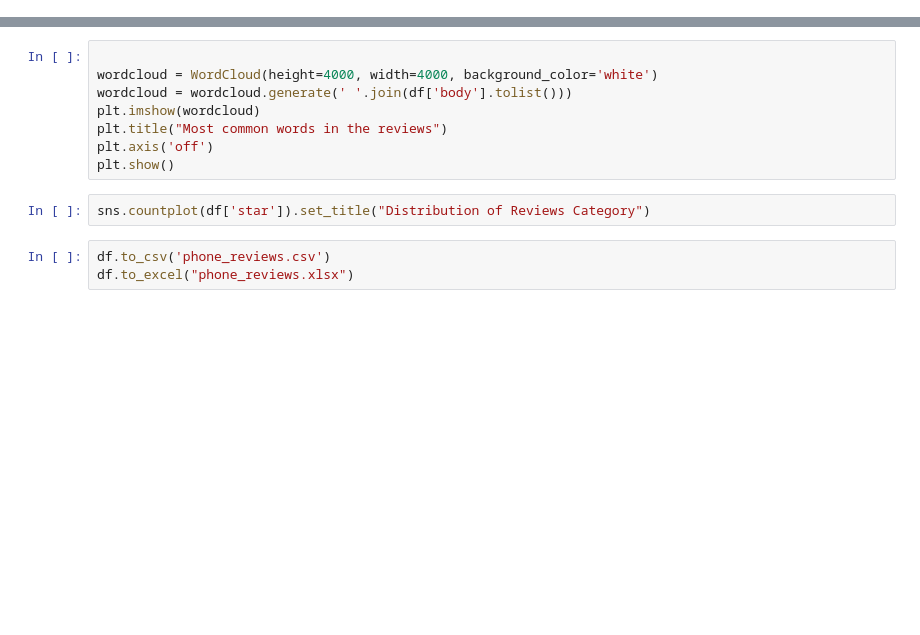
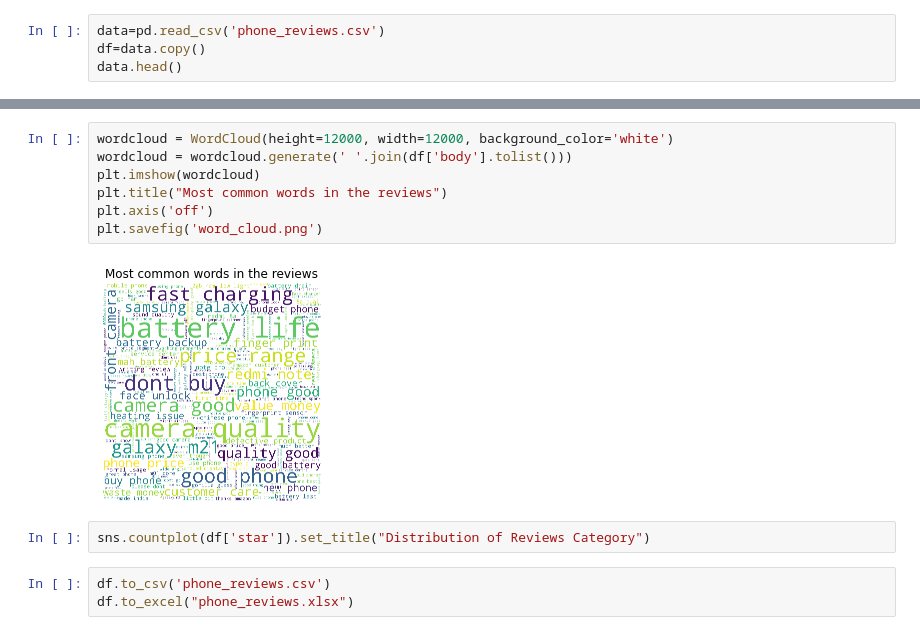
Before and after one commit to msiddhu/sentiment-analysis_on_phone-reviews, a Jupyter notebook: preprocess-and-eda.ipynb, the cells around one changed output, grey strips where cells are left out. Drawn from its saved outputs; the diff is of its cells as text; blank space fills up the shorter version.

```diff
--- a/preprocess-and-eda.ipynb
+++ b/preprocess-and-eda.ipynb
@@ -51,0 +55,4 @@ df['title']=df['title'].apply(lambda x:clean_text(x))
+# %%
+data=pd.read_csv('phone_reviews.csv')
+df=data.copy()
+data.head()
@@ -52,11 +66,12 @@ df['title']=df['title'].apply(lambda x:clean_text(x))
 # %%
-
-wordcloud = WordCloud(height=4000, width=4000, background_color='white')
+wordcloud = WordCloud(height=12000, width=12000, background_color='white')
 wordcloud = wordcloud.generate(' '.join(df['body'].tolist()))
 plt.imshow(wordcloud)
 plt.title("Most common words in the reviews")
 plt.axis('off')
-plt.show()
+plt.savefig('word_cloud.png')
+# %% [output]
+[figure, added]
 # %%
 sns.countplot(df['star']).set_title("Distribution of Reviews Category")
 # %%
```
Also changed, not shown: parts of 12 cells of this notebook.
